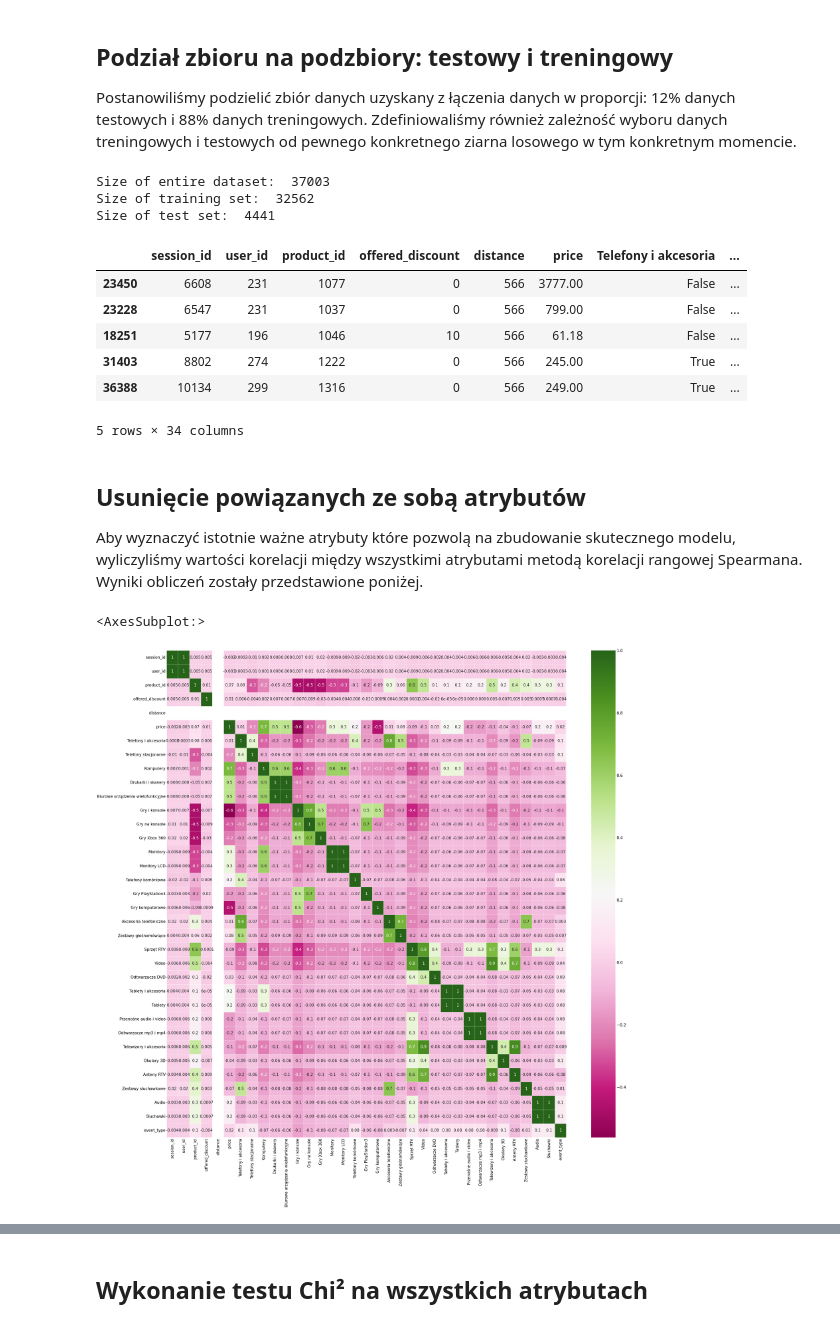
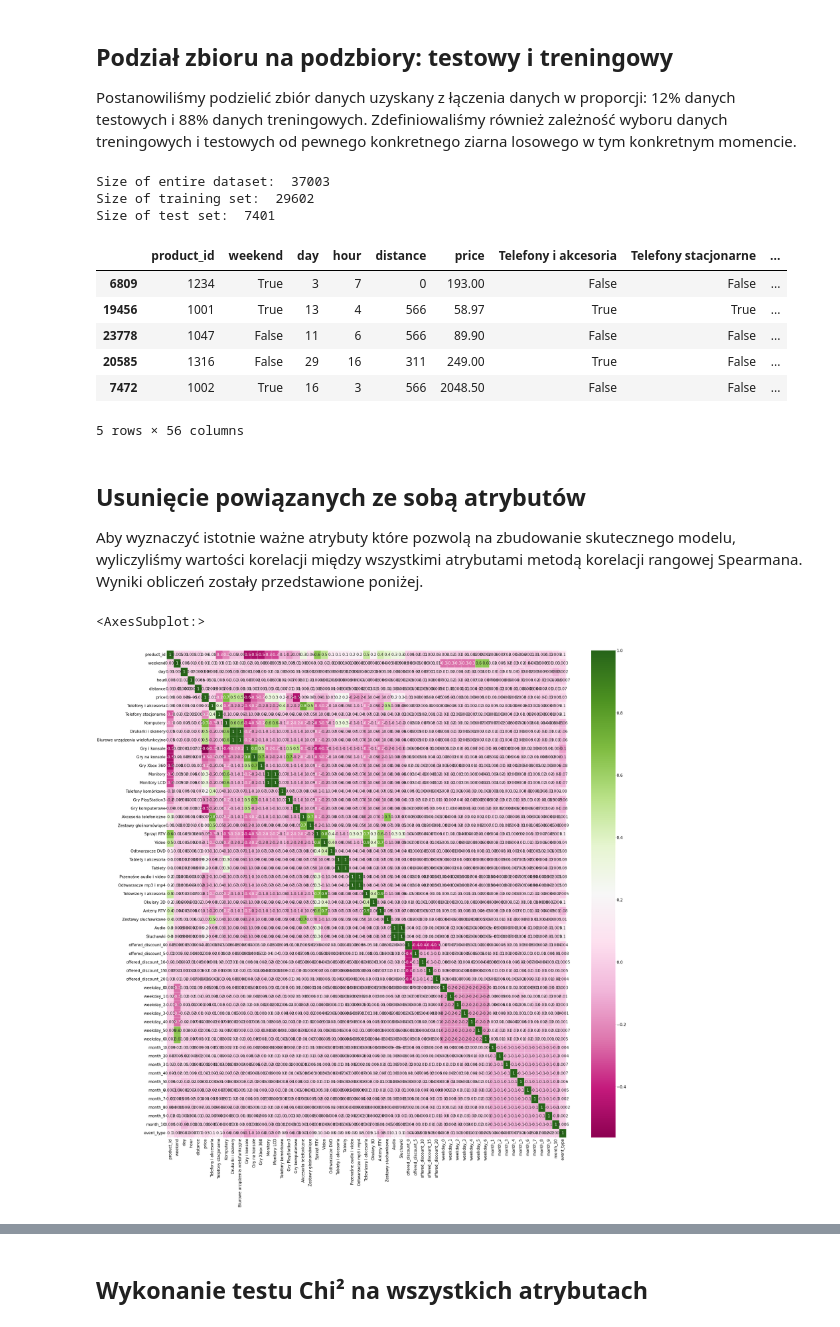
Before and after one commit to Rafalini/eshopingPredictions, a Jupyter notebook: notebooks/ModelImplementation.ipynb, the cells around one changed output, grey strips where cells are left out. Cells and saved outputs as stored; diff of their text form; code cells hidden in the pictures.

```diff
--- a/notebooks/ModelImplementation.ipynb
+++ b/notebooks/ModelImplementation.ipynb
@@ -42,18 +42,18 @@ Ze zbioru danych, używanego do uczenia modeli, usunięte zostały informacje o
 # %%
-# sessions_dataset = sessions_dataset.drop(['street', 'name', 'category_path', 'purchase_id', 'timestamp'], axis=1)
+ sessions_dataset = sessions_dataset.drop(['user_id','session_id'], axis=1)
 # %% [markdown]
 ## One-hot encoding dla danych zawierających labele, a nie wartości
 # %% [markdown]
 Dla wartości liczbowych, reprezentujących wysokość udzielonej zniżki na produkt oraz reprezentujących dzień tygodnia w którym dokonywany jest zakup, zastosowane zostało kodowanie 1 z n. Wartości te bowiem reprezentują kategorie w których zamykać mogą się dwa powyższe atrybuty, które są oddzielne i dla których reprezentacja liczbowa mogłaby implikować niepoprawne relacje między nimi.
 # %%
-# sessions_dataset = pd.get_dummies(sessions_dataset, columns = ['offered_discount', 'weekday', 'month', 'city'])
+sessions_dataset = pd.get_dummies(sessions_dataset, columns = ['offered_discount', 'weekday', 'month'])
 # %% [markdown]
 ## Podział zbioru na podzbiory: testowy i treningowy
 
 Postanowiliśmy podzielić zbiór danych uzyskany z łączenia danych w proporcji: 12% danych testowych i 88% danych treningowych. Zdefiniowaliśmy również zależność wyboru danych treningowych i testowych od pewnego konkretnego ziarna losowego w tym konkretnym momencie.
 # %%
 rand_seed = 116
-test_data_percentage = 0.12
+test_data_percentage = 0.2
 
 X = sessions_dataset.drop('event_type', axis=1)
 Y = sessions_dataset[['event_type']]
@@ -66,18 +66,18 @@ print('Size of training set: ', len(X_train_data))
 print('Size of test set: ', len(X_test_data))
 # %% [output]
 Size of entire dataset:  37003
-Size of training set:  32562
-Size of test set:  4441
+Size of training set:  29602
+Size of test set:  7401
 # %%
 X_train_data.head()
 # %% [output]
-|  | session_id | user_id | product_id | offered_discount | distance | price | Telefony i akcesoria | ... |
-| 23450 | 6608 | 231 | 1077 | 0 | 566 | 3777.00 | False | ... |
-| 23228 | 6547 | 231 | 1037 | 0 | 566 | 799.00 | False | ... |
-| 18251 | 5177 | 196 | 1046 | 10 | 566 | 61.18 | False | ... |
-| 31403 | 8802 | 274 | 1222 | 0 | 566 | 245.00 | True | ... |
-| 36388 | 10134 | 299 | 1316 | 0 | 566 | 249.00 | True | ... |
+|  | product_id | weekend | day | hour | distance | price | Telefony i akcesoria | Telefony stacjonarne | ... |
+| 6809 | 1234 | True | 3 | 7 | 0 | 193.00 | False | False | ... |
+| 19456 | 1001 | True | 13 | 4 | 566 | 58.97 | True | True | ... |
+| 23778 | 1047 | False | 11 | 6 | 566 | 89.90 | False | False | ... |
+| 20585 | 1316 | False | 29 | 16 | 311 | 249.00 | True | False | ... |
+| 7472 | 1002 | True | 16 | 3 | 566 | 2048.50 | False | False | ... |
-5 rows × 34 columns
+5 rows × 56 columns
 # %% [markdown]
 ## Usunięcie powiązanych ze sobą atrybutów
 
@@ -85,18 +85,21 @@ Aby wyznaczyć istotnie ważne atrybuty które pozwolą na zbudowanie skuteczneg
 # %%
 plt.rcParams.update({'font.size': 26})
 plt.rcParams['figure.figsize'] = [60, 60]
 train_figure_data = pd.concat([X_train_data, Y_train_data], axis=1)
+color_map = plt.get_cmap('PiYG').copy()   # default color
+color_map.set_bad('lightblue')
+
 
 sns.heatmap(
     train_figure_data.corr(method = 'spearman'),
     xticklabels = train_figure_data.columns,
     yticklabels = train_figure_data.columns,
-    linewidths=.5,
-    cmap="PiYG",
-    annot=True,
-    fmt='0.1g'
+    linewidths = .5,
+    cmap = color_map,
+    annot = True,
+    fmt = '0.1g',
 )
 # %% [output]
 <AxesSubplot:>
-[figure, old version]
+[figure, new version]
 # %% [markdown]
```
Also changed, not shown: parts of 8 cells of this notebook, 5 other files.
